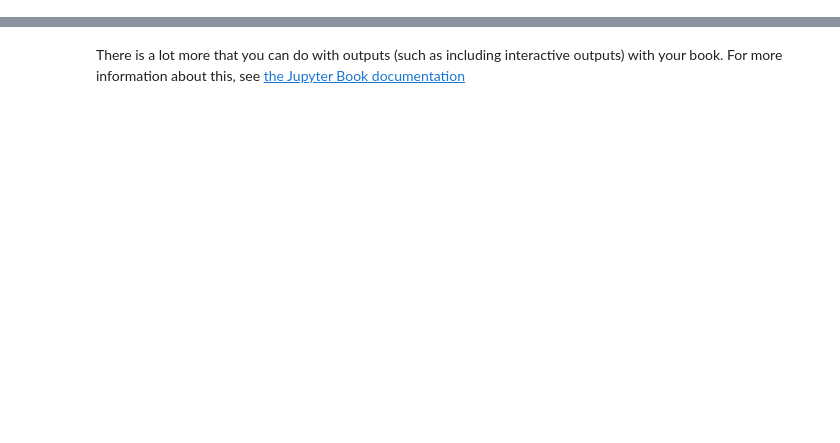
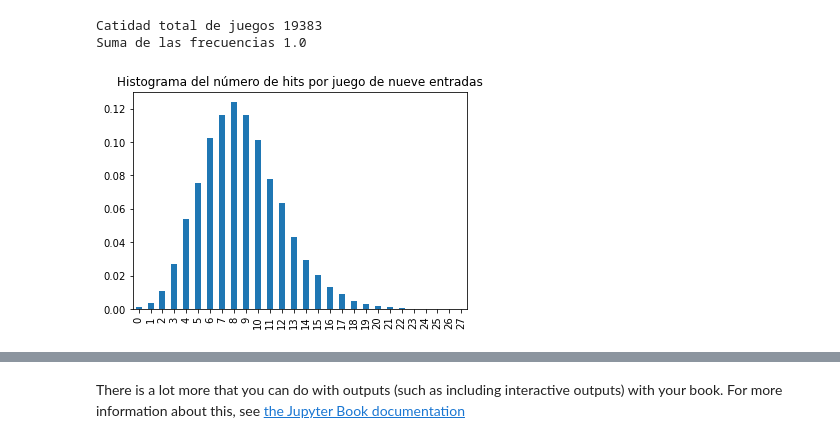
Before and after one commit to estocasticos-udem/curso-estocasticos-udem, a Jupyter notebook: _build/html/_sources/contenido/p1_ch1_s3.ipynb, the cells around one changed output, grey strips where cells are left out. Saved outputs shown, nothing was run; the diff lists cells and outputs as text; code cells hidden in the pictures; blank space fills up the shorter version.

Commit message:
Actualizando notebook diagramas

```diff
--- a/_build/html/_sources/contenido/p1_ch1_s3.ipynb
+++ b/_build/html/_sources/contenido/p1_ch1_s3.ipynb
@@ -49,0 +60,10 @@ For example, here's some sample Matplotlib code:
+# %%
+# 1
+raw_data = {"hits_per_game":np.arange(28),
+            "games": [20, 72, 209, 527, 1048, 1457, 1988, 2256, 2403,
+                      2256, 1967, 1509, 1230, 834, 569, 393, 253, 171,
+                      97, 53, 31, 19, 13, 5, 1, 0, 1, 1]
+           }
+
+df = pd.DataFrame(raw_data, columns = raw_data.keys())
+df
@@ -49,0 +88,5 @@ For example, here's some sample Matplotlib code:
+# %%
+# 2
+df_freq = df.copy()
+df_freq['freq_rel']= df['games']/df['games'].sum()
+df_freq
@@ -49,0 +111,11 @@ For example, here's some sample Matplotlib code:
+# %%
+print("Catidad total de juegos", df_freq['games'].sum())
+print("Suma de las frecuencias", df_freq['freq_rel'].sum())
+# %% [output]
+Catidad total de juegos 19383
+Suma de las frecuencias 1.0
+# %%
+# Ya se han contado los elementos (se uso pandas para el histograma)
+df_freq['freq_rel'].plot(kind='bar', title ='Histograma del número de hits por juego de nueve entradas');
+# %% [output]
+[figure, added]
```
Also changed, not shown: parts of 8 cells of this notebook, 12 other files.
